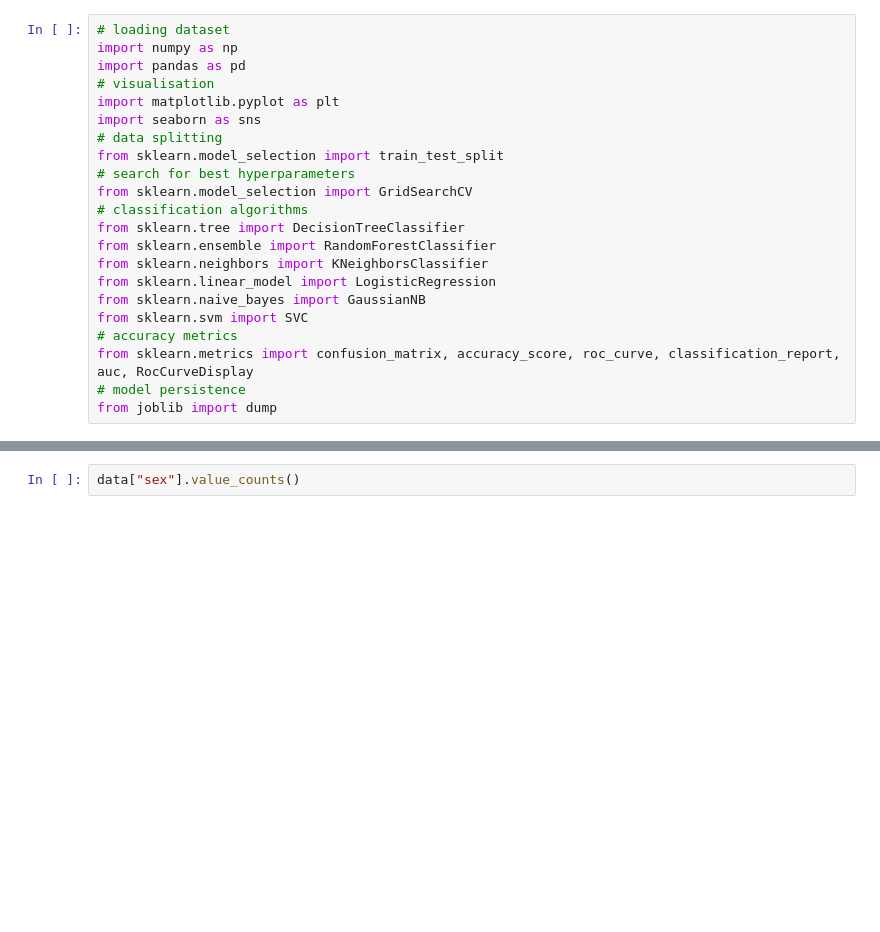
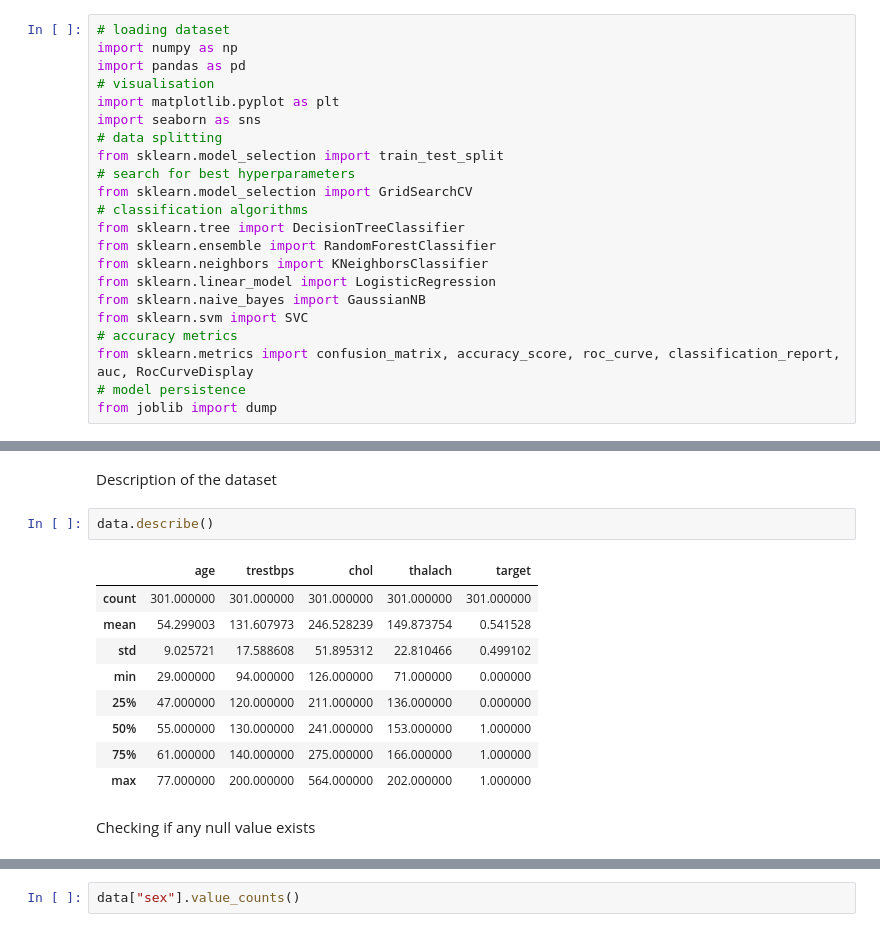
Before and after one commit to debjitpal5040/save-heart, a Jupyter notebook: Notebooks/save-heart.ipynb, the cells around one changed output, grey strips where cells are left out. Saved outputs shown, nothing was run; the diff lists cells and outputs as text; blank space fills up the shorter version.

```diff
--- a/Notebooks/save-heart.ipynb
+++ b/Notebooks/save-heart.ipynb
@@ -34,0 +63,16 @@ data.head()
+# %% [markdown]
+Description of the dataset
+# %%
+data.describe()
+# %% [output]
+|  | age | trestbps | chol | thalach | target |
+| count | 301.000000 | 301.000000 | 301.000000 | 301.000000 | 301.000000 |
+| mean | 54.299003 | 131.607973 | 246.528239 | 149.873754 | 0.541528 |
+| std | 9.025721 | 17.588608 | 51.895312 | 22.810466 | 0.499102 |
+| min | 29.000000 | 94.000000 | 126.000000 | 71.000000 | 0.000000 |
+| 25% | 47.000000 | 120.000000 | 211.000000 | 136.000000 | 0.000000 |
+| 50% | 55.000000 | 130.000000 | 241.000000 | 153.000000 | 1.000000 |
+| 75% | 61.000000 | 140.000000 | 275.000000 | 166.000000 | 1.000000 |
+| max | 77.000000 | 200.000000 | 564.000000 | 202.000000 | 1.000000 |
+# %% [markdown]
+Checking if any null value exists
```
Also changed, not shown: parts of 17 cells of this notebook, 2 other files.
